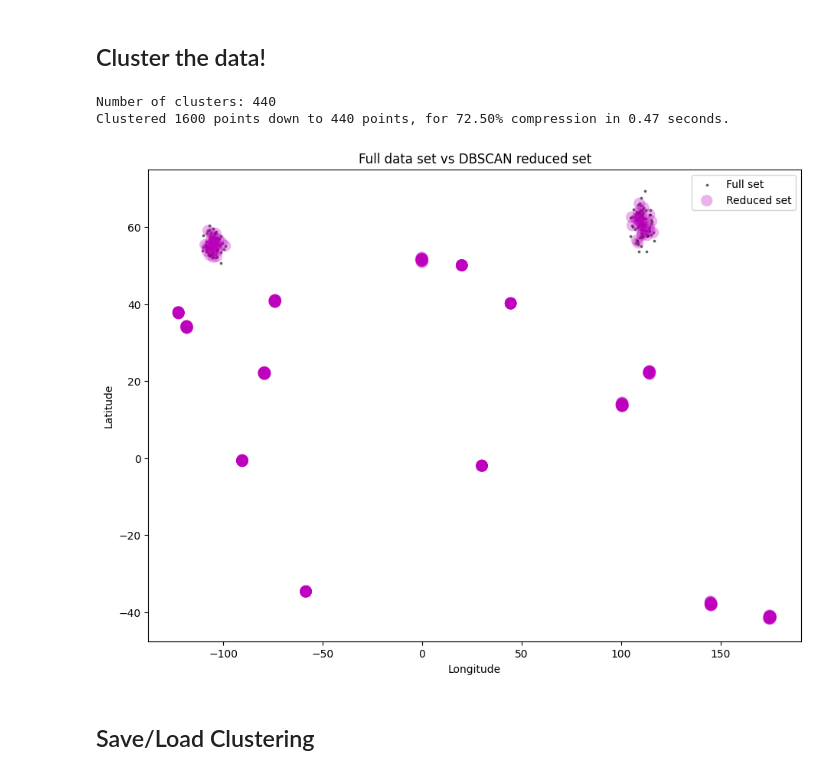
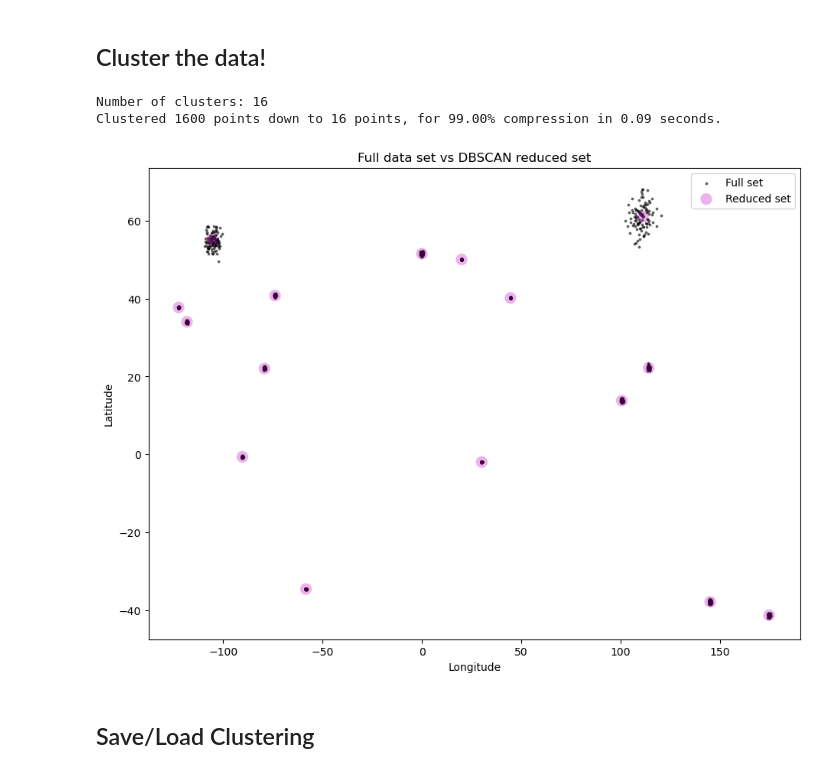
Before and after one commit to jscholz/gps_border_crossing, a Jupyter notebook: location_analyzer.ipynb, the cells around one changed output. Cells and saved outputs as stored; diff of their text form; code cells hidden in the pictures.

Commit message:
Update cluster params to work on big acutal datasets

```diff
--- a/location_analyzer.ipynb
+++ b/location_analyzer.ipynb
@@ -411,7 +412,7 @@ def dbscan_reduce(
 ## Slice / Filter the dataset before clustering it
 # %%
 # Filter all data before the date we need.
-df_filtered = df_gps[df_gps.timestamp > '2018-01-01'].reset_index()
+df_filtered = df_gps[df_gps.timestamp > '2019-01-01'].reset_index()
 # df_filtered = df_gps  # No filtering
 df_filtered
 # %% [output]
@@ -495,32 +496,32 @@ plt.show()
 # %%
 # Uncomment to test on tiny dataset
 # num_pts_to_keep = 1500
 # mini_df = df_filtered.iloc[0:-1:int(len(df_filtered)/num_pts_to_keep)]
 # df_clusters, df_labeled, db = dbscan_reduce(
 #     mini_df, cluster_radius=5., min_cluster_size=2, min_samples=1)
 # df_clusters
 
 # First cluster the full gps location history data set coarsely, with epsilon=5km in radians.
 df_clusters, df_labeled, db = dbscan_reduce(
-    df_filtered, cluster_radius=1, min_cluster_size=2, min_samples=1)
+    df_filtered, cluster_radius=50, min_cluster_size=10, min_samples=1)
 df_clusters
 
 # Uncomment to visualize the clustering results:
 fig, ax = plt.subplots(figsize=[11, 8])
 df_scatter = ax.scatter(
     df_filtered['lon'], df_filtered['lat'], c='k', alpha=0.5, s=3)
 rs_scatter = ax.scatter(
     df_clusters['lon'], df_clusters['lat'], c='m', edgecolor='None', alpha=0.3, s=120)
 ax.set_title('Full data set vs DBSCAN reduced set')
 ax.set_xlabel('Longitude')
 ax.set_ylabel('Latitude')
 ax.legend([df_scatter, rs_scatter], [
           'Full set', 'Reduced set'], loc='upper right')
 plt.show()
 # %% [output]
-Number of clusters: 440
-Clustered 1600 points down to 440 points, for 72.50% compression in 0.47 seconds.
+Number of clusters: 16
+Clustered 1600 points down to 16 points, for 99.00% compression in 0.09 seconds.
-[figure, old version]
+[figure, new version]
 # %% [markdown]
 ## Save/Load Clustering
 # %%
```
Also changed, not shown: parts of 16 cells of this notebook.
